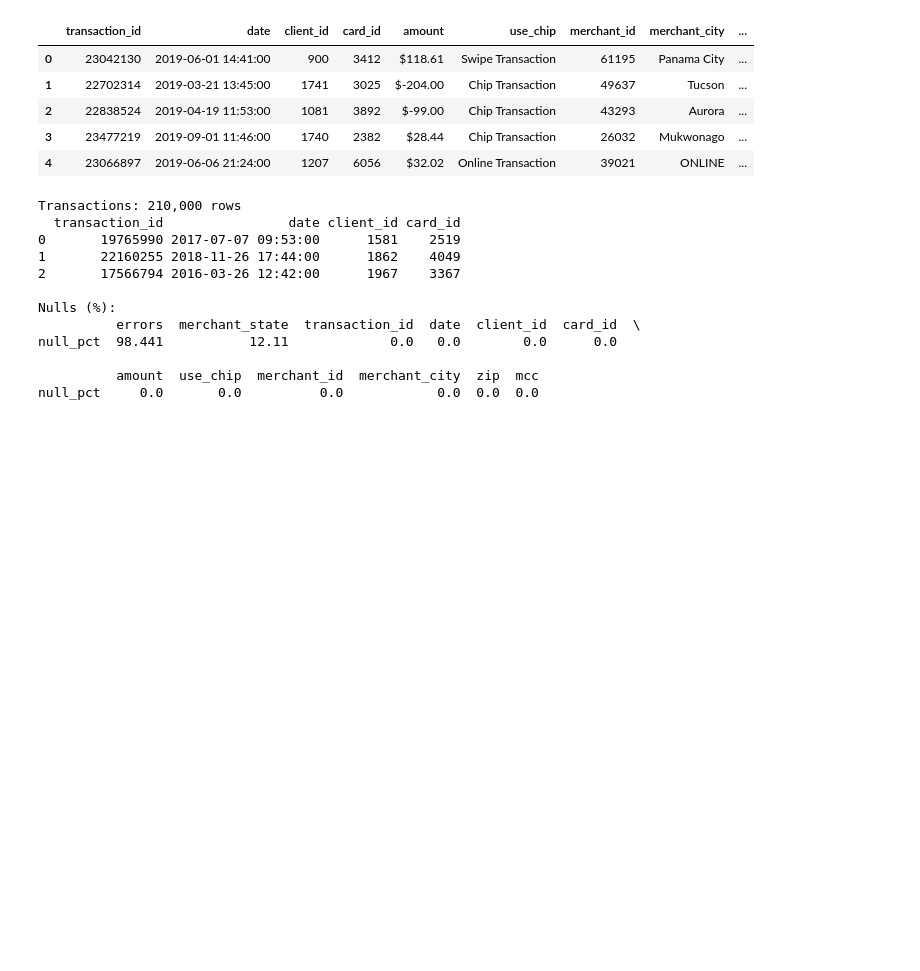
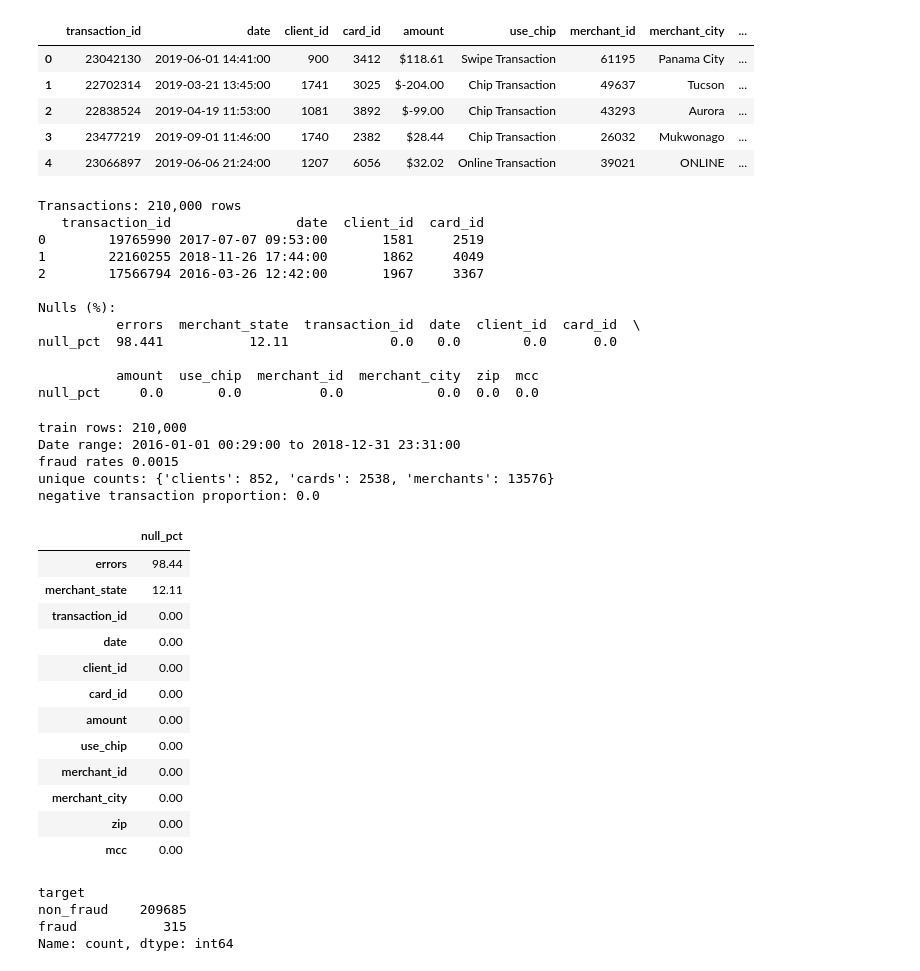
Before and after one commit to RayanHamadeh9/hackathon_IBM_DIA_E11, a Jupyter notebook: source/Finance.ipynb, the cells around one changed output. Cells and saved outputs as stored; diff of their text form; code cells hidden in the pictures; blank space fills up the shorter version.

Commit message:
progress on the main notebook, with the first training attempt locally.

```diff
--- a/source/Finance.ipynb
+++ b/source/Finance.ipynb
@@ -43,7 +43,7 @@ display(users_data.head())
 # %%
 import json
 
-with open('/Users/rayanhamadeh/Library/CloudStorage/OneDrive-DeVinci/ESILV/S9/BI Pipeline/hackthon data/mcc_codes.json') as f:
+with open('/Users/rayanhamadeh/Library/CloudStorage/OneDrive-DeVinci/ESILV/S9/BI Pipeline/hackathon_IBM_DIA_E11/source/hackthon data/mcc_codes.json') as f:
     data = json.load(f)
 
 mcc_codes_data = pd.DataFrame(list(data.items()), columns=['MCC_Code', 'Description'])
@@ -73,7 +73,7 @@ pd.set_option("display.max_columns", 120)
 # %%
 @dataclass(frozen=True)
 class Paths:
-    DATA_DIR: Path = Path('/Users/rayanhamadeh/Library/CloudStorage/OneDrive-DeVinci/ESILV/S9/BI Pipeline/hackthon data')
+    DATA_DIR: Path = Path('/Users/rayanhamadeh/Library/CloudStorage/OneDrive-DeVinci/ESILV/S9/BI Pipeline/hackathon_IBM_DIA_E11/source/hackthon data')
 
 @dataclass
 class Schema:
@@ -154,7 +154,7 @@ def load_transactions(path_dir: Path, schema: Schema) -> pd.DataFrame:
 
     # id columns to string (to avoid scientifix notation)
     for c in [schema.ID_COL, schema.USER_COL, schema.CARD_COL, schema.MERCHANT_ID]:
-        df[c] = df[c].astype("string")
+        df[c] = pd.to_numeric(df[c], errors="raise").astype("int64")
 
     #MCC as category
     df[schema.MCC_COL] = df[schema.MCC_COL].astype("int64"). astype("category")
@@ -180,3 +180,77 @@ null_pct  98.441           12.11             0.0   0.0        0.0      0.0
 
           amount  use_chip  merchant_id  merchant_city  zip  mcc
 null_pct     0.0       0.0          0.0            0.0  0.0  0.0
+# %%
+@dataclass(frozen=True)
+class MoreFiles:
+    LABELS_JSON: str = "train_fraud_labels.json"
+    OUT_DIR: Path = Path("outputs")
+
+MF = MoreFiles()
+MF.OUT_DIR.mkdir(parents=True, exist_ok=True)
+
+# Load labels from json
+def load_labels(path_dir: Path, fname: str = MF.LABELS_JSON) -> pd.DataFrame:
+    with open(path_dir / fname) as f:
+        raw = json.load(f)
+
+    mapping = raw["target"] if isinstance(raw, dict) and "target" in raw else raw
+    lab = (
+        pd.Series(mapping, dtype="string").rename_axis(S.ID_COL).reset_index(name="target_str")
+    )
+
+    # normalize
+    lab[S.ID_COL] = lab[S.ID_COL].astype("int64")
+    lab["target"] = lab["target_str"].str.upper().map({"YES": 1, "NO": 0}).astype("int8")
+    lab = lab[[S.ID_COL, "target"]]
+    assert lab[S.ID_COL].is_unique, "Labels contain duplicate transaction IDs"
+    return lab
+
+labels = load_labels(P.DATA_DIR)
+
+# join with your cleaned transactions df
+train = transactions.merge(labels, on=S.ID_COL, how="inner", validate="one_to_one")
+
+# quick check
+def audit_train(df: pd.DataFrame):
+    print(f"train rows: {len(df):,}")
+    print("Date range:", df[S.TIME_COL].min(), "to", df[S.TIME_COL].max())
+    print("fraud rates", df["target"].mean().round(6))
+    print("unique counts:",
+          {"clients": df[S.USER_COL].nunique(),
+           "cards": df[S.CARD_COL].nunique(),
+           "merchants": df[S.MERCHANT_ID].nunique()})
+
+    # sanity
+    neg = (df[S.AMOUNT_COL] < 0).mean()
+    print("negative transaction proportion:", neg.round(6))
+    #missingness
+    na_pct = (df.isna().mean() * 100).round(3).sort_values(ascending=False).round(2)
+    display(na_pct.head(12).to_frame("null_pct"))
+    #target distribution
+    display(df['target'].value_counts(dropna=False).rename({0:"non_fraud", 1:"fraud"}))
+
+audit_train(train)
+# %% [output]
+train rows: 210,000
+Date range: 2016-01-01 00:29:00 to 2018-12-31 23:31:00
+fraud rates 0.0015
+unique counts: {'clients': 852, 'cards': 2538, 'merchants': 13576}
+negative transaction proportion: 0.0
+|  | null_pct |
+| errors | 98.44 |
+| merchant_state | 12.11 |
+| transaction_id | 0.00 |
+| date | 0.00 |
+| client_id | 0.00 |
+| card_id | 0.00 |
+| amount | 0.00 |
+| use_chip | 0.00 |
+| merchant_id | 0.00 |
+| merchant_city | 0.00 |
+| zip | 0.00 |
+| mcc | 0.00 |
+target
+non_fraud    209685
+fraud           315
+Name: count, dtype: int64
```
Also changed, not shown: parts of 7 cells of this notebook.
